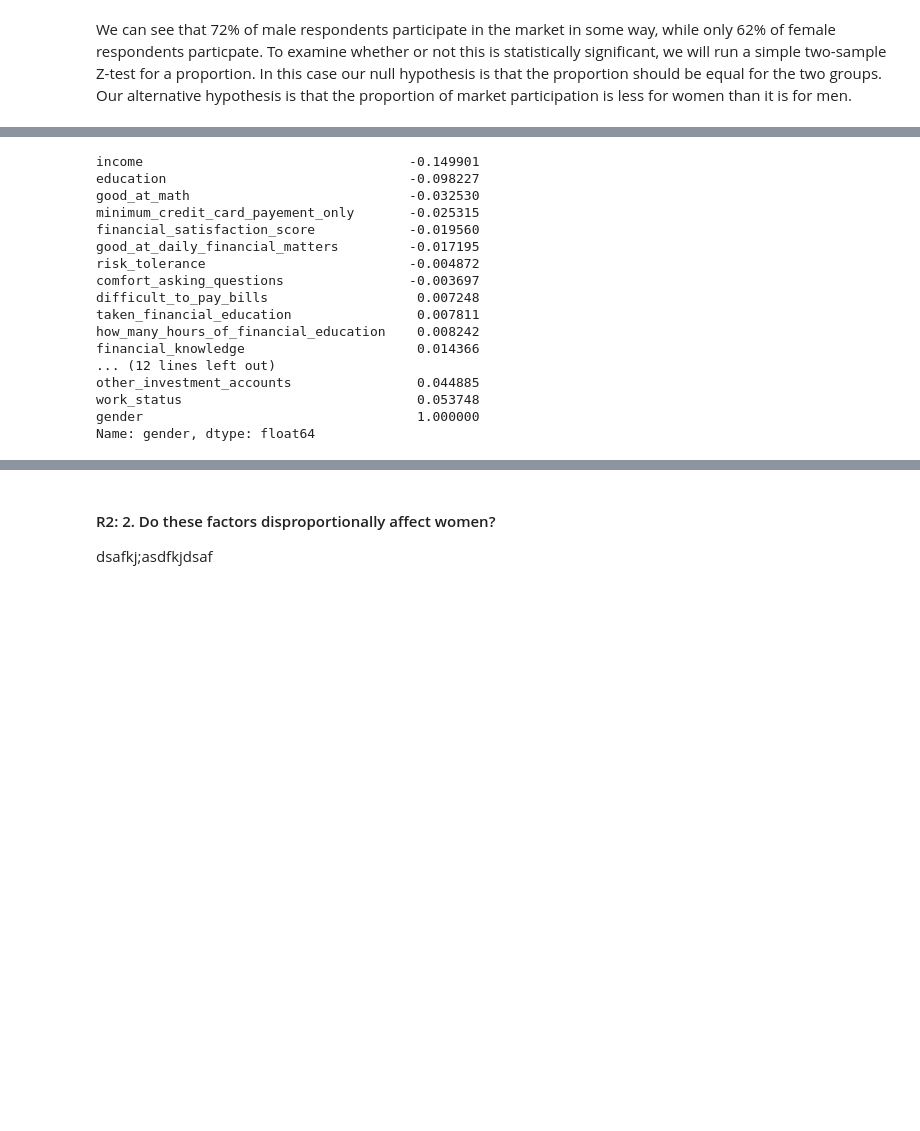
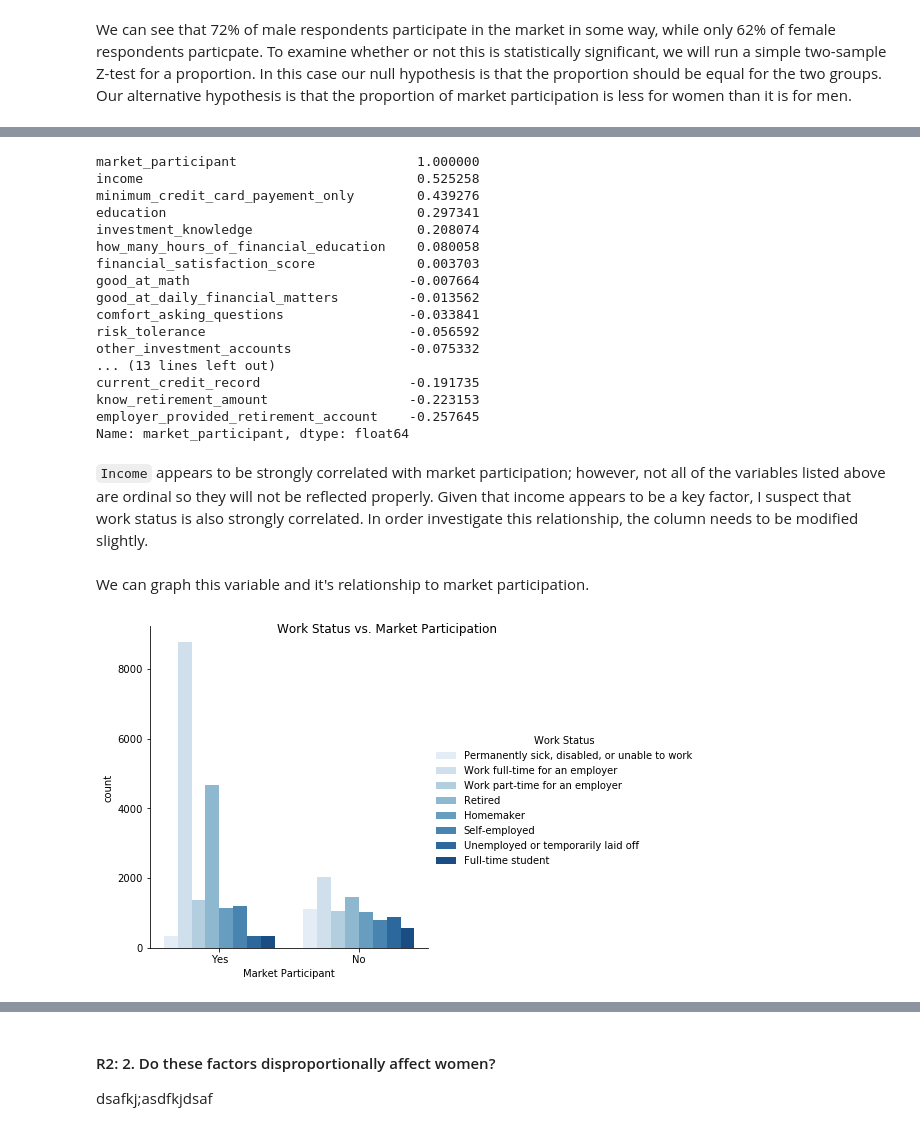
Before and after one commit to stavem/data-512-final, a Jupyter notebook: Final_Report.ipynb, the cells around one changed output, grey strips where cells are left out. Drawn from its saved outputs; the diff is of its cells as text; code cells hidden in the pictures; blank space fills up the shorter version.

Commit message:
completed first two research questions

```diff
--- a/Final_Report.ipynb
+++ b/Final_Report.ipynb
@@ -347,20 +413,20 @@ df.describe
 # %%
-df[df.columns[1:]].corr()['gender'][:].sort_values()
+df[df.columns[1:]].corr()['market_participant'][:].sort_values(ascending=False)
 # %% [output]
-income                                  -0.149901
-education                               -0.098227
-good_at_math                            -0.032530
-minimum_credit_card_payement_only       -0.025315
-financial_satisfaction_score            -0.019560
-good_at_daily_financial_matters         -0.017195
-risk_tolerance                          -0.004872
-comfort_asking_questions                -0.003697
-difficult_to_pay_bills                   0.007248
-taken_financial_education                0.007811
-how_many_hours_of_financial_education    0.008242
-financial_knowledge                      0.014366
-... (12 lines left out)
-other_investment_accounts                0.044885
-work_status                              0.053748
-gender                                   1.000000
-Name: gender, dtype: float64
+market_participant                       1.000000
+income                                   0.525258
+minimum_credit_card_payement_only        0.439276
+education                                0.297341
+investment_knowledge                     0.208074
+how_many_hours_of_financial_education    0.080058
+financial_satisfaction_score             0.003703
+good_at_math                            -0.007664
+good_at_daily_financial_matters         -0.013562
+comfort_asking_questions                -0.033841
+risk_tolerance                          -0.056592
+other_investment_accounts               -0.075332
+... (13 lines left out)
+current_credit_record                   -0.191735
+know_retirement_amount                  -0.223153
+employer_provided_retirement_account    -0.257645
+Name: market_participant, dtype: float64
@@ -370,0 +433,35 @@ plt.show()
+# %% [markdown]
+`Income` appears to be strongly correlated with market participation; however, not all of the variables listed above are ordinal so they will not be reflected properly.   Given that income appears to be a key factor, I suspect that work status is also strongly correlated.   In order investigate this relationship, the column needs to be modified slightly.
+# %%
+# create a clean column with labels
+def set_work_status(score):
+    switcher = {
+        1: "Self-employed",
+        2: "Work full-time for an employer",
+        3: "Work part-time for an employer",
+        4: "Homemaker",
+        5: "Full-time student",
+        6: "Permanently sick, disabled, or unable to work",
+        7: "Unemployed or temporarily laid off",
+        8: "Retired",
+        99: "Unknown"
+    }
+    return switcher.get(score, "Unknown")
+
+df['cat_work_status'] = df.apply(lambda x: set_work_status(x['work_status']),axis=1)
+# %% [markdown]
+We can graph this variable and it's relationship to market participation.
+# %%
+# plot the distribution
+g3 = sns.catplot(x="cat_market_participant",
+            kind="count",
+            data=df,
+            hue="cat_work_status",
+            palette=("Blues")
+           )
+g3.set(xlabel='Market Participant', )
+g3._legend.set_title("Work Status")
+g3.fig.suptitle('Work Status vs. Market Participation')
+g3.savefig('./figures/g3.png')
+# %% [output]
+[figure, added]
```
Also changed, not shown: parts of 27 cells of this notebook, 7 other files.
